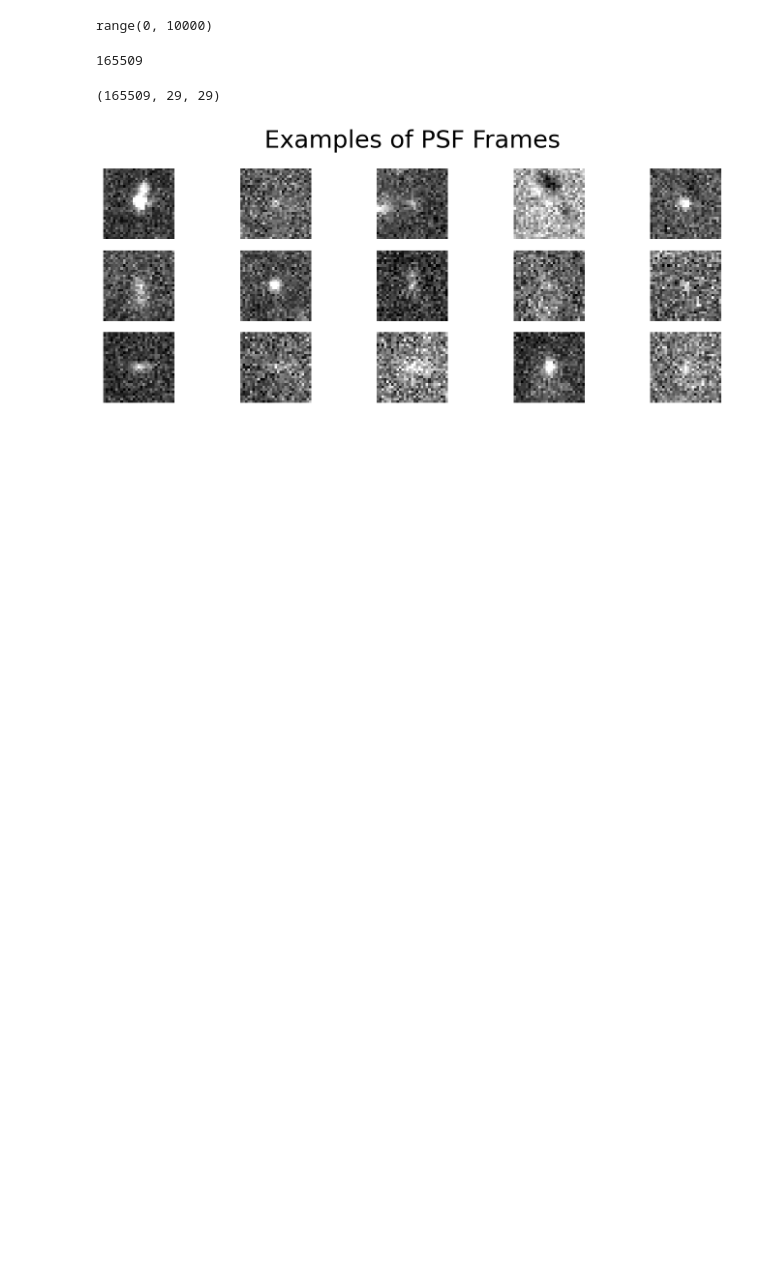
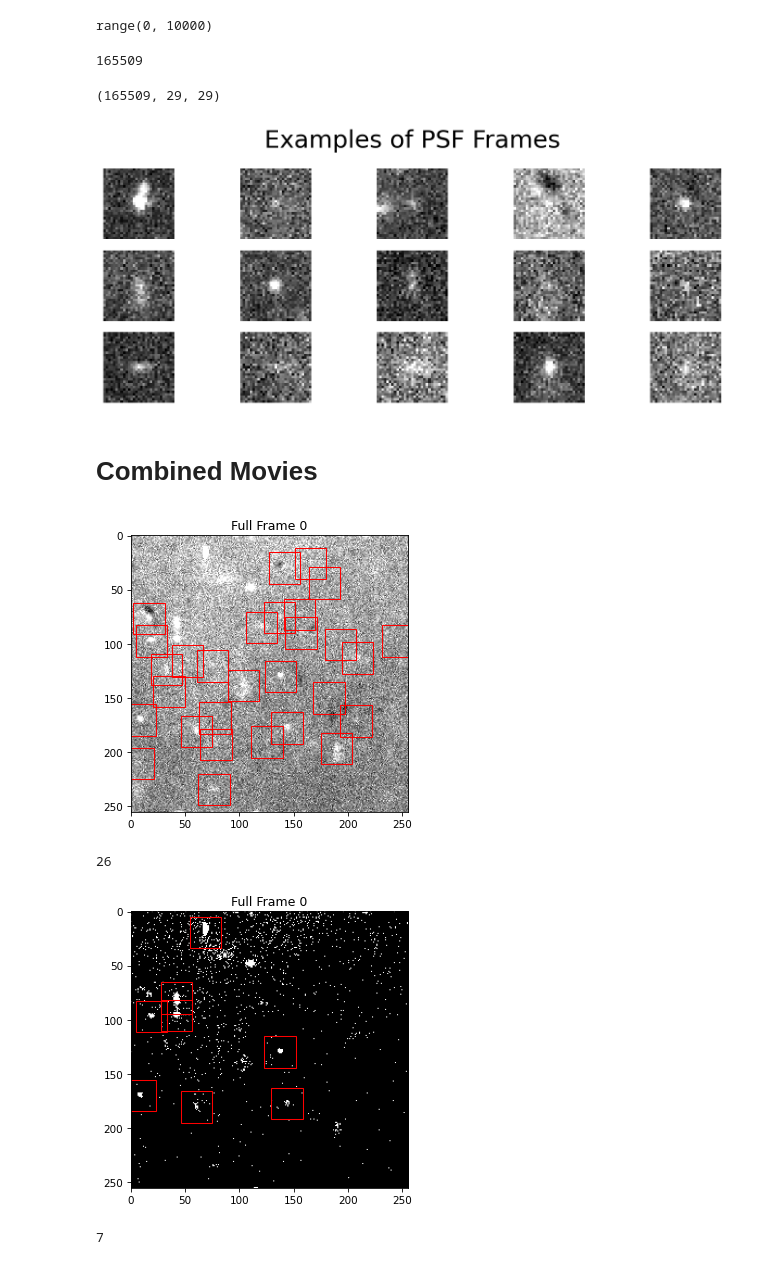
Before and after one commit to Max-Winga/Selvin-Lab-Fluorophore-Identification, a Jupyter notebook: Data_Preprocessing.ipynb, the cells around one changed output. Cells and saved outputs as stored; diff of their text form; code cells hidden in the pictures; blank space fills up the shorter version.

```diff
--- a/Data_Preprocessing.ipynb
+++ b/Data_Preprocessing.ipynb
@@ -163 +168,3 @@ with open('A4_640_29x29.npy', 'wb') as f:
     np.save(f, A4_PSF_frames)
+# %% [markdown]
+# Combined Movies
@@ -163,0 +173,27 @@ with open('A4_640_29x29.npy', 'wb') as f:
+# %%
+def sigmoid(x):
+    return 1/(1+np.exp(-x))
+# %%
+minmass = 50000
+separation = 15
+diameter = 9
+frame_size = 29
+percentile =99.5
+indices = [100]
+thresh = 50000
+
+for idx in indices:
+    normal_max = np.max(A4_640_movie[idx])
+    # thresholded = A4_640_movie[idx]*(A4_640_movie[idx] > thresh)
+    thresholded = sigmoid(A4_640_movie[idx])
+    normal_frames = get_PSF_frames([A4_640_movie[idx]], minmass, separation, diameter,
+                                   frame_size, percentile, to_plot=True, movie_frames=True, dpi=75)
+    print(len(normal_frames))
+    thresholded_frames = get_PSF_frames([thresholded], 1/(1+np.exp(-minmass)), separation, diameter,
+                                        frame_size, percentile, to_plot=True, movie_frames=True, dpi=75)
+    print(len(thresholded_frames))
+# %% [output]
+[figure, added]
+26
+[figure, added]
+7
```
Also changed, not shown: parts of 33 cells of this notebook, 2 other files.
